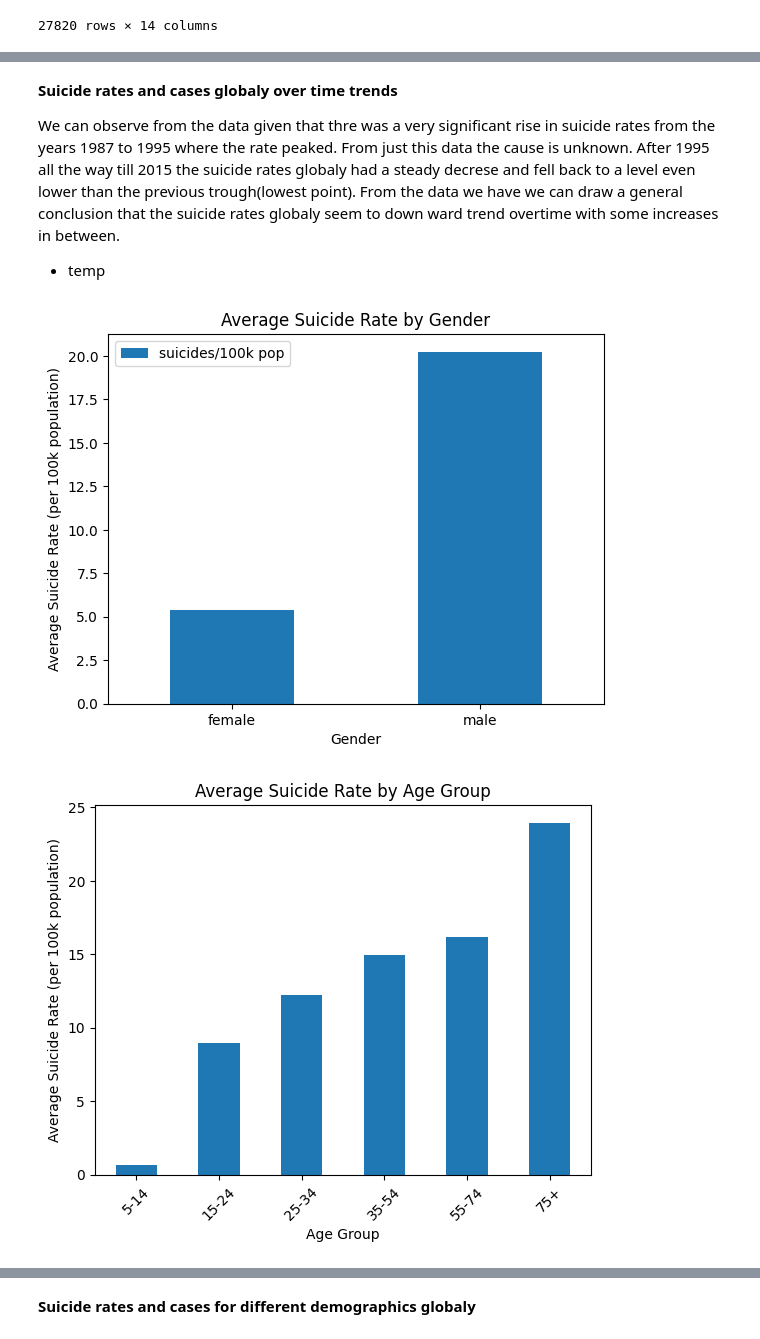
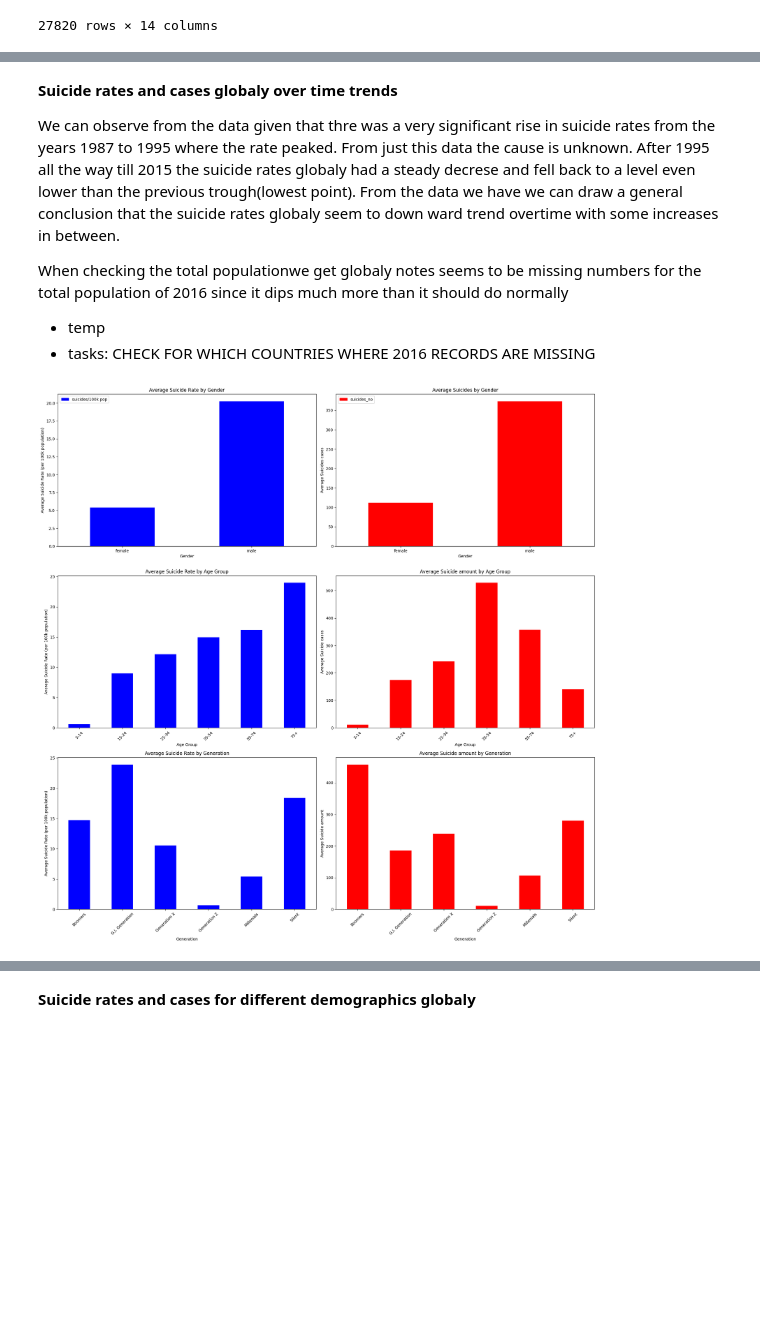
Before and after one commit to MeganeUme/inlam_pandas, a Jupyter notebook: inlam_vg.ipynb, the cells around one changed output, grey strips where cells are left out. Saved outputs shown, nothing was run; the diff lists cells and outputs as text; code cells hidden in the pictures; blank space fills up the shorter version.

Commit message:
Add better graph formatting

```diff
--- a/inlam_vg.ipynb
+++ b/inlam_vg.ipynb
@@ -151,45 +167,80 @@ From just this data the cause is unknown.
 After 1995 all the way till 2015 the suicide rates globaly had a steady decrese and fell back to a level even lower than the previous trough(lowest point).
 From the data we have we can draw a general conclusion that the suicide rates globaly seem to down ward trend overtime with some increases in between.
 
+When checking the total populationwe get globaly
+notes seems to be missing numbers for the total population of 2016 since it dips much more than it should do normally
 - temp
+- tasks: CHECK FOR WHICH COUNTRIES WHERE 2016 RECORDS ARE MISSING
 # %%
 # 2. Trends for suicide rates for different demographics, such as gender, age, generation etc..
+
+# Convert 'age' column to categorical data type with custom sorting based on the lower limit
+age_categories = ['5-14', '15-24', '25-34', '35-54', '55-74', '75+']
+df['age'] = pd.Categorical(df['age'], categories=age_categories, ordered=True)
 
 # Create bar charts showing the suicide rates broken down by sex
 sex_suicide_rates = df.groupby("sex")[["suicides/100k pop"]].mean()
 #sex_suicide_amount = df.groupby("sex")[["suicides_no"]].mean()
 
-sex_suicide_rates.plot(kind="bar", rot=0)
-plt.xlabel("Gender")
-plt.ylabel("Average Suicide Rate (per 100k population)")
-plt.title("Average Suicide Rate by Gender")
-plt.show()
+fig, axes =plt.subplots(3, 2, figsize=(20,20))
 
+sex_suicide_rates.plot(kind="bar", ax=axes[0,0], rot=0, color="b")
+axes[0,0].set_xlabel("Gender")
+axes[0,0].set_ylabel("Average Suicide Rate (per 100k population)")
+axes[0,0].set_title("Average Suicide Rate by Gender")
 
-# Convert 'age' column to categorical data type with custom sorting based on the lower limit
-age_categories = ['5-14', '15-24', '25-34', '35-54', '55-74', '75+']
-df['age'] = pd.Categorical(df['age'], categories=age_categories, ordered=True)
+# Create bar charts showing the suicide rates broken down by sex
+sex_suicide_amount = df.groupby("sex")[["suicides_no"]].mean()
+
+sex_suicide_amount.plot(kind="bar", ax=axes[0,1] , rot=0, color="r")
+axes[0,1].set_xlabel("Gender")
+axes[0,1].set_ylabel("Average Suicides cases")
+axes[0,1].set_title("Average Suicides by Gender")
+
 
 # Group by 'age' and calculate the mean suicide rate
 age_group_suicide_rates = df.groupby("age")["suicides/100k pop"].mean()
-
 # Sort age groups based on the custom categorical order
 age_group_suicide_amount_sorted = age_group_suicide_rates.sort_index()
 
+age_group_suicide_amount_sorted.plot(kind="bar", ax=axes[1,0], rot=45, color="b")
+axes[1,0].set_xlabel("Age Group")
+axes[1,0].set_ylabel("Average Suicide Rate (per 100k population)")
+axes[1,0].set_title("Average Suicide Rate by Age Group")
 
-age_group_suicide_amount_sorted.plot(kind="bar", rot=45)
-plt.xlabel("Age Group")
-plt.ylabel("Average Suicide Rate (per 100k population)")
-plt.title("Average Suicide Rate by Age Group")
-plt.show()
+
+# Group by 'age' and calculate the mean suicide rate
+age_group_suicide_amount = df.groupby("age")["suicides_no"].mean()
+# Sort age groups based on the custom categorical order
+age_group_suicide_amount_sorted = age_group_suicide_amount.sort_index()
+
+age_group_suicide_amount_sorted.plot(kind="bar", ax=axes[1, 1], rot=45, color="r")
+axes[1, 1].set_xlabel("Age Group")
+axes[1, 1].set_ylabel("Average Suicide cases")
+axes[1, 1].set_title("Average Suicide amount by Age Group")
+
 
 # Calculate the suicide rate for each generation and plot it on a bar chart
 generation_suicide_rates = df.groupby("generation")["suicides/100k pop"].mean()
-generation_suicide_rates.plot(kind="bar", rot=45)
-plt.xlabel("Generation")
-plt.ylabel("Average Suicide Rate (per 100k population)")
-plt.title("Average Suicide Rate by Generation")
+
+generation_suicide_rates.plot(kind="bar", ax=axes[2,0], rot=45, color="b")
+axes[2,0].set_xlabel("Generation")
+axes[2,0].set_ylabel("Average Suicide Rate (per 100k population)")
+axes[2,0].set_title("Average Suicide Rate by Generation")
+
+
+# Calculate the suicide rate for each generation and plot it on a bar chart
+generation_suicide_amount = df.groupby("generation")["suicides_no"].mean()
+
+generation_suicide_amount.plot(kind="bar", ax=axes[2,1], rot=45, color="r")
+axes[2,1].set_xlabel("Generation")
+axes[2,1].set_ylabel("Average Suicide amount")
+axes[2,1].set_title("Average Suicide amount by Generation")
+
+# Adjust layout
+plt.tight_layout()
+
+# Show plots
 plt.show()
 # %% [output]
-[figure, old version]
+[figure, new version]
-[figure, removed]
```
Also changed, not shown: parts of 5 cells of this notebook.
